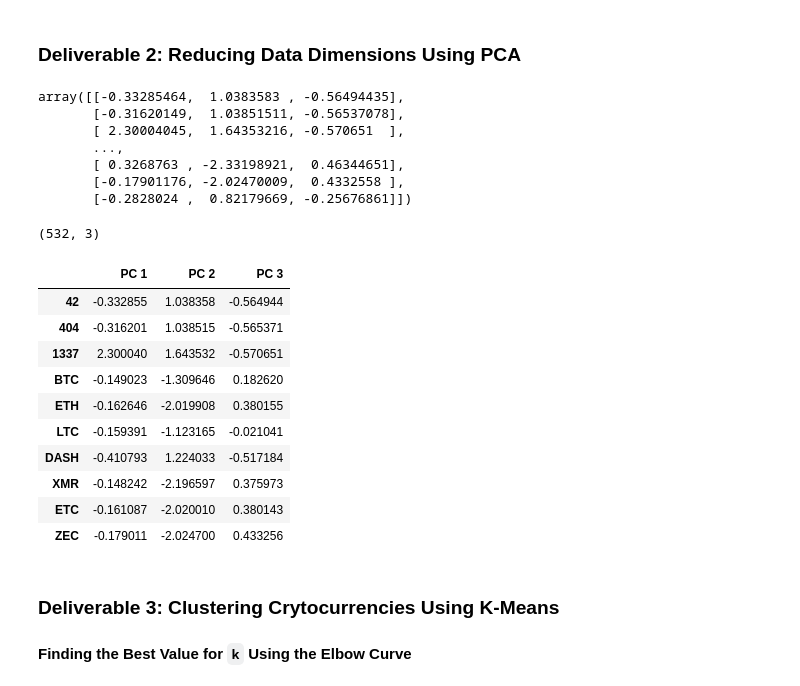
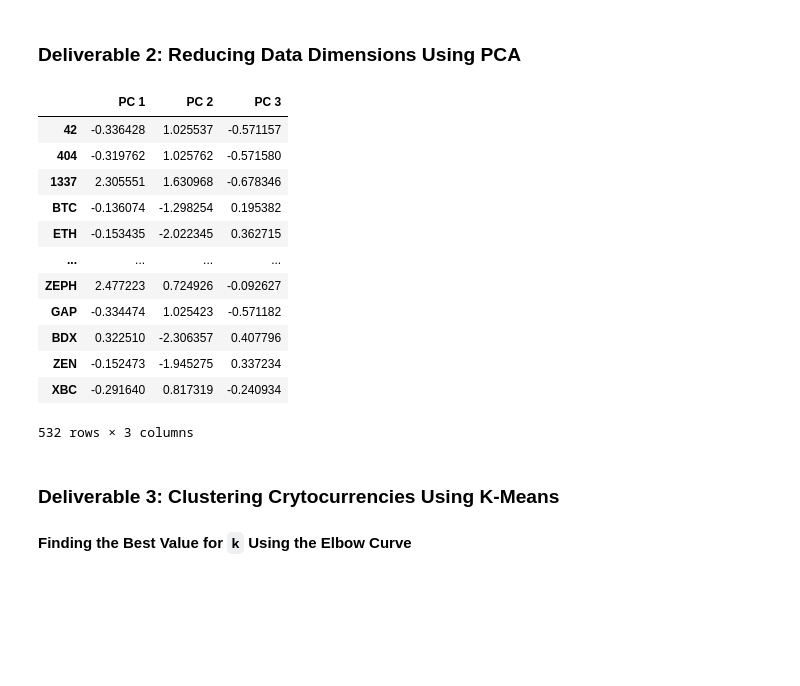
Before and after one commit to debcuyler/Cryptocurrencies, a Jupyter notebook: crypto_clustering.ipynb, the cells around one changed output. Drawn from its saved outputs; the diff is of its cells as text; code cells hidden in the pictures; blank space fills up the shorter version.

```diff
--- a/crypto_clustering.ipynb
+++ b/crypto_clustering.ipynb
@@ -187,31 +187,26 @@ array([[-0.11710817, -0.1528703 , -0.0433963 , ..., -0.0433963 ,
 ### Deliverable 2: Reducing Data Dimensions Using PCA
 # %%
 # Using PCA to reduce dimension to three principal components.
-# YOUR CODE HERE
+pca = PCA(n_components=3)
+crypto_pca = pca.fit_transform(X_scaled)
-# %% [output]
-array([[-0.33285464,  1.0383583 , -0.56494435],
-       [-0.31620149,  1.03851511, -0.56537078],
-       [ 2.30004045,  1.64353216, -0.570651  ],
-       ...,
-       [ 0.3268763 , -2.33198921,  0.46344651],
-       [-0.17901176, -2.02470009,  0.4332558 ],
-       [-0.2828024 ,  0.82179669, -0.25676861]])
 # %%
 # Create a DataFrame with the three principal components.
-# YOUR CODE HERE
+pcs_df = pd.DataFrame(data = crypto_pca, columns=["PC 1", "PC 2", "PC 3"], index=crypto_df.index)
+pcs_df
 # %% [output]
+|  | PC 1 | PC 2 | PC 3 |
+| 42 | -0.336428 | 1.025537 | -0.571157 |
+| 404 | -0.319762 | 1.025762 | -0.571580 |
+| 1337 | 2.305551 | 1.630968 | -0.678346 |
+| BTC | -0.136074 | -1.298254 | 0.195382 |
+| ETH | -0.153435 | -2.022345 | 0.362715 |
+| ... | ... | ... | ... |
+| ZEPH | 2.477223 | 0.724926 | -0.092627 |
+| GAP | -0.334474 | 1.025423 | -0.571182 |
+| BDX | 0.322510 | -2.306357 | 0.407796 |
+| ZEN | -0.152473 | -1.945275 | 0.337234 |
+| XBC | -0.291640 | 0.817319 | -0.240934 |
-(532, 3)
+532 rows × 3 columns
-|  | PC 1 | PC 2 | PC 3 |
-| 42 | -0.332855 | 1.038358 | -0.564944 |
-| 404 | -0.316201 | 1.038515 | -0.565371 |
-| 1337 | 2.300040 | 1.643532 | -0.570651 |
-| BTC | -0.149023 | -1.309646 | 0.182620 |
-| ETH | -0.162646 | -2.019908 | 0.380155 |
-| LTC | -0.159391 | -1.123165 | -0.021041 |
-| DASH | -0.410793 | 1.224033 | -0.517184 |
-| XMR | -0.148242 | -2.196597 | 0.375973 |
-| ETC | -0.161087 | -2.020010 | 0.380143 |
-| ZEC | -0.179011 | -2.024700 | 0.433256 |
 # %% [markdown]
 ### Deliverable 3: Clustering Crytocurrencies Using K-Means
 
```
